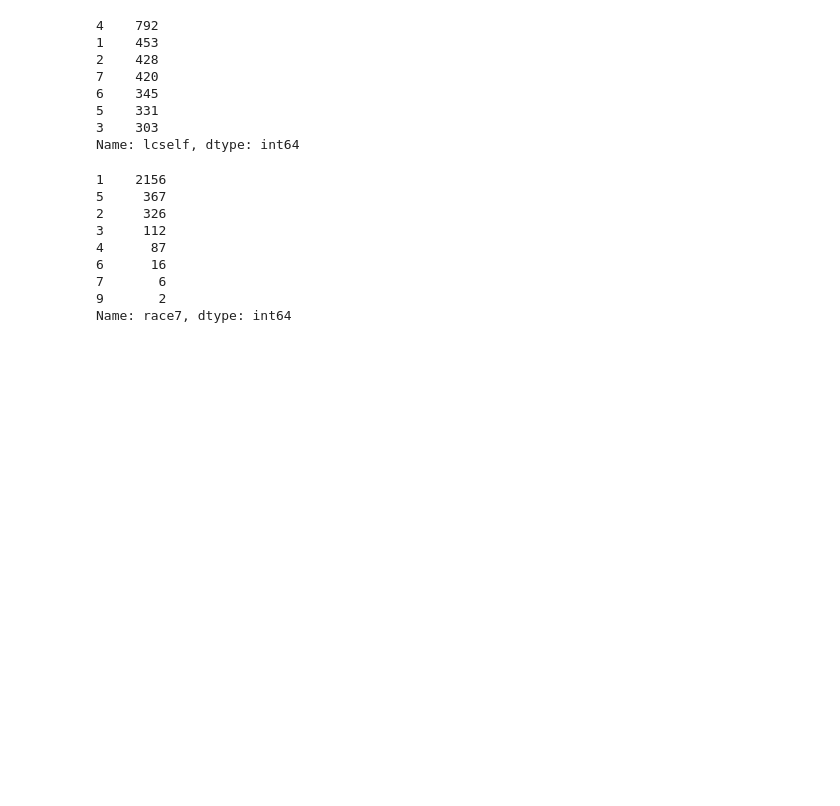
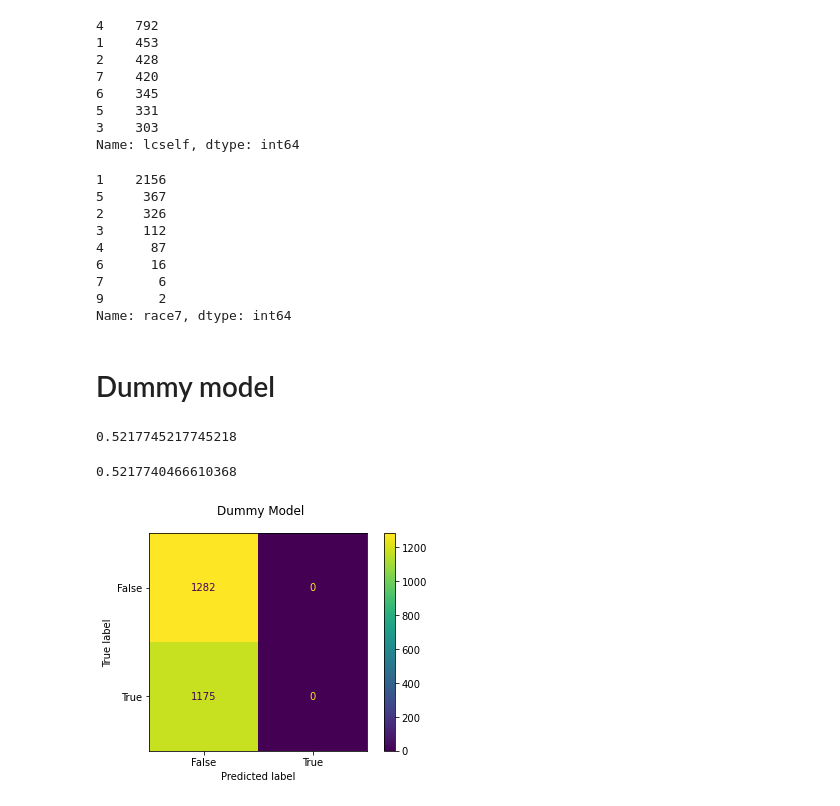
Before and after one commit to sarahadamsjack/Predicting-Misinformed-Views-About-COVID-19, a Jupyter notebook: feature_algs.ipynb, the cells around one changed output. Cells and saved outputs as stored; diff of their text form; code cells hidden in the pictures; blank space fills up the shorter version.

Commit message:
dummy model, nulls

```diff
--- a/feature_algs.ipynb
+++ b/feature_algs.ipynb
@@ -540,3 +525,5 @@ data['race7'].value_counts()
 7       6
 9       2
 Name: race7, dtype: int64
+# %% [markdown]
+# Dummy model
@@ -542,0 +533,27 @@ Name: race7, dtype: int64
+# %%
+X = features16
+y = traindf['covid_mis_score']>=1
+
+X_train, X_test, y_train, y_test = train_test_split(X, y, test_size = 0.20, random_state = 42)
+# %%
+# Setting up Dummy Classifier for our baseline metrics
+dummy_model = DummyClassifier(strategy="most_frequent")
+dummy_model.fit(X_train, y_train)
+dummy_model.predict(X_train)
+dummy_model.score(X_train, y_train)
+# %% [output]
+0.5217745217745218
+# %%
+# Looking at the cross val score for our dummy model
+cross_val_score(dummy_model, X_train, y_train, cv = 5).mean()
+# %% [output]
+0.5217740466610368
+# %%
+from sklearn.metrics import plot_confusion_matrix
+fig, ax = plt.subplots()
+
+fig.suptitle("Dummy Model")
+
+plot_confusion_matrix(dummy_model, X_train, y_train, ax=ax, values_format='');
+# %% [output]
+[figure, added]
```
Also changed, not shown: parts of 4 cells of this notebook.
